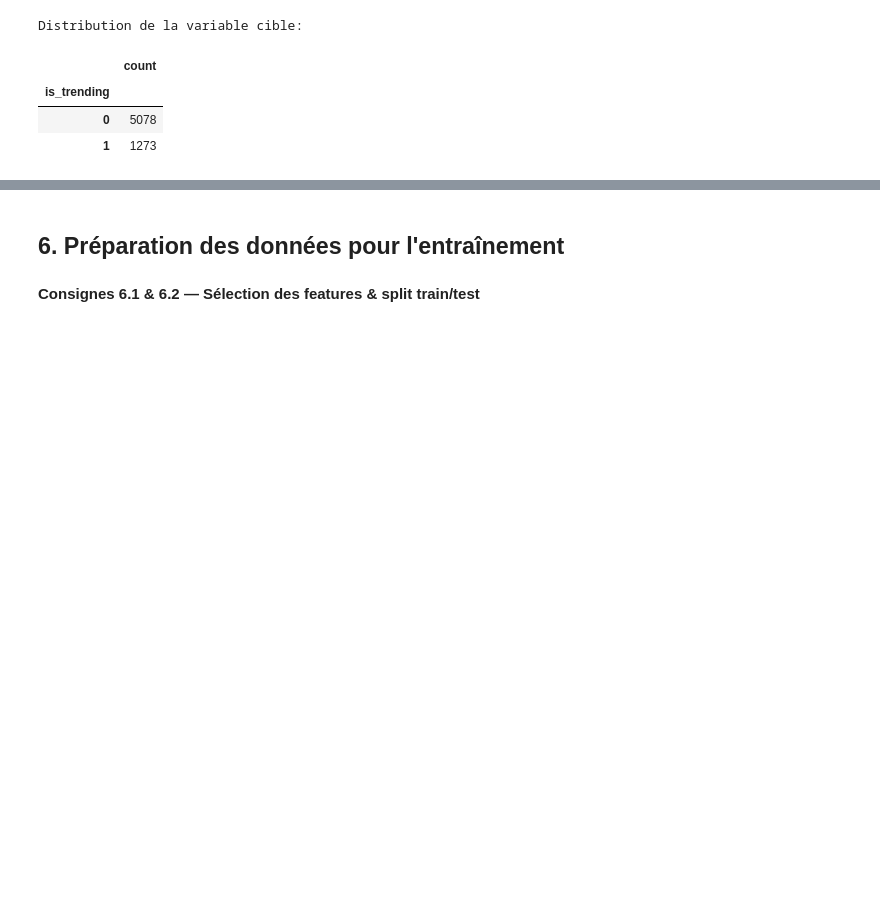
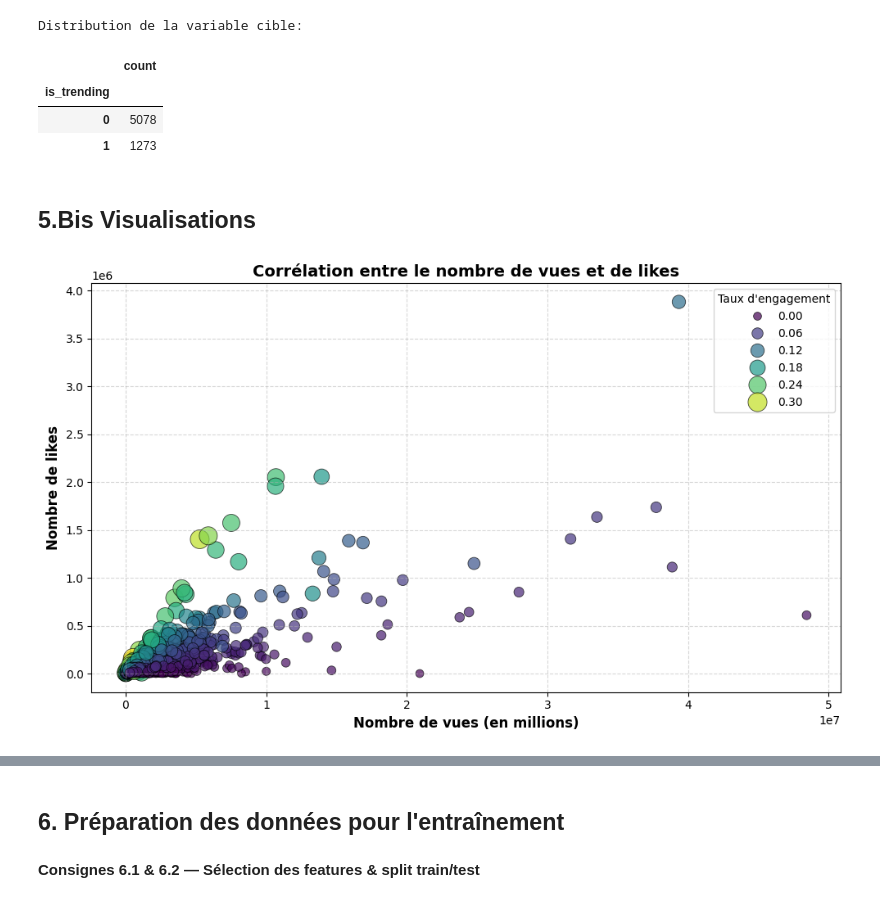
Before and after one commit to Thibaud34/Pr-diction_Popularit-_Vid-os_Youtube_Machine_Learning, a Jupyter notebook: projet-ml-youtube-trending-68b010e7b5bc2532236423.ipynb, the cells around one changed output, grey strips where cells are left out. Saved outputs shown, nothing was run; the diff lists cells and outputs as text; code cells hidden in the pictures; blank space fills up the shorter version.

```diff
--- a/projet-ml-youtube-trending-68b010e7b5bc2532236423.ipynb
+++ b/projet-ml-youtube-trending-68b010e7b5bc2532236423.ipynb
@@ -417,8 +417,8 @@ df_clean['comments_per_like'] = np.where(df_clean['likes'] > 0, df_clean['commen
 # df_clean['publish_month'] = ...
 
 df_clean['publish_hour'] = df_clean['publish_time'].dt.hour
-df_clean['publish_day_of_week'] = df_clean['publish_time'].dt.day_name()
-df_clean['publish_month'] = df_clean['publish_time'].dt.month_name()
+df_clean['publish_day_of_week'] = df_clean['publish_time'].dt.dayofweek
+df_clean['publish_month'] = df_clean['publish_time'].dt.month
 df_clean['publish_year'] = df_clean['publish_time'].dt.year
 
 display(df_clean)
@@ -511,3 +499,29 @@ Distribution de la variable cible:
 | is_trending |  |
 | 0 | 5078 |
 | 1 | 1273 |
+# %% [markdown]
+## 5.Bis Visualisations
+# %%
+plt.figure(figsize=(10,6))  # agrandir le graphique
+
+sns.scatterplot(
+    data=df_clean,
+    x='views',
+    y='likes',
+    hue='engagement_rate',
+    palette='viridis',     # palette plus lisible
+    size='engagement_rate',# taille proportionnelle au taux d'engagement
+    sizes=(50, 300),       # plage de tailles
+    alpha=0.7,             # transparence pour éviter la superposition
+    edgecolor="k"          # contour noir pour distinguer les points
+)
+
+plt.xlabel("Nombre de vues (en millions)", fontsize=12, fontweight="bold")
+plt.ylabel("Nombre de likes", fontsize=12, fontweight="bold")
+plt.title("Corrélation entre le nombre de vues et de likes", fontsize=14, fontweight="bold")
+plt.legend(title="Taux d'engagement")
+plt.grid(True, linestyle="--", alpha=0.5)
+plt.tight_layout()
+plt.show()
+# %% [output]
+[figure, added]
```
Also changed, not shown: parts of 6 cells of this notebook.
